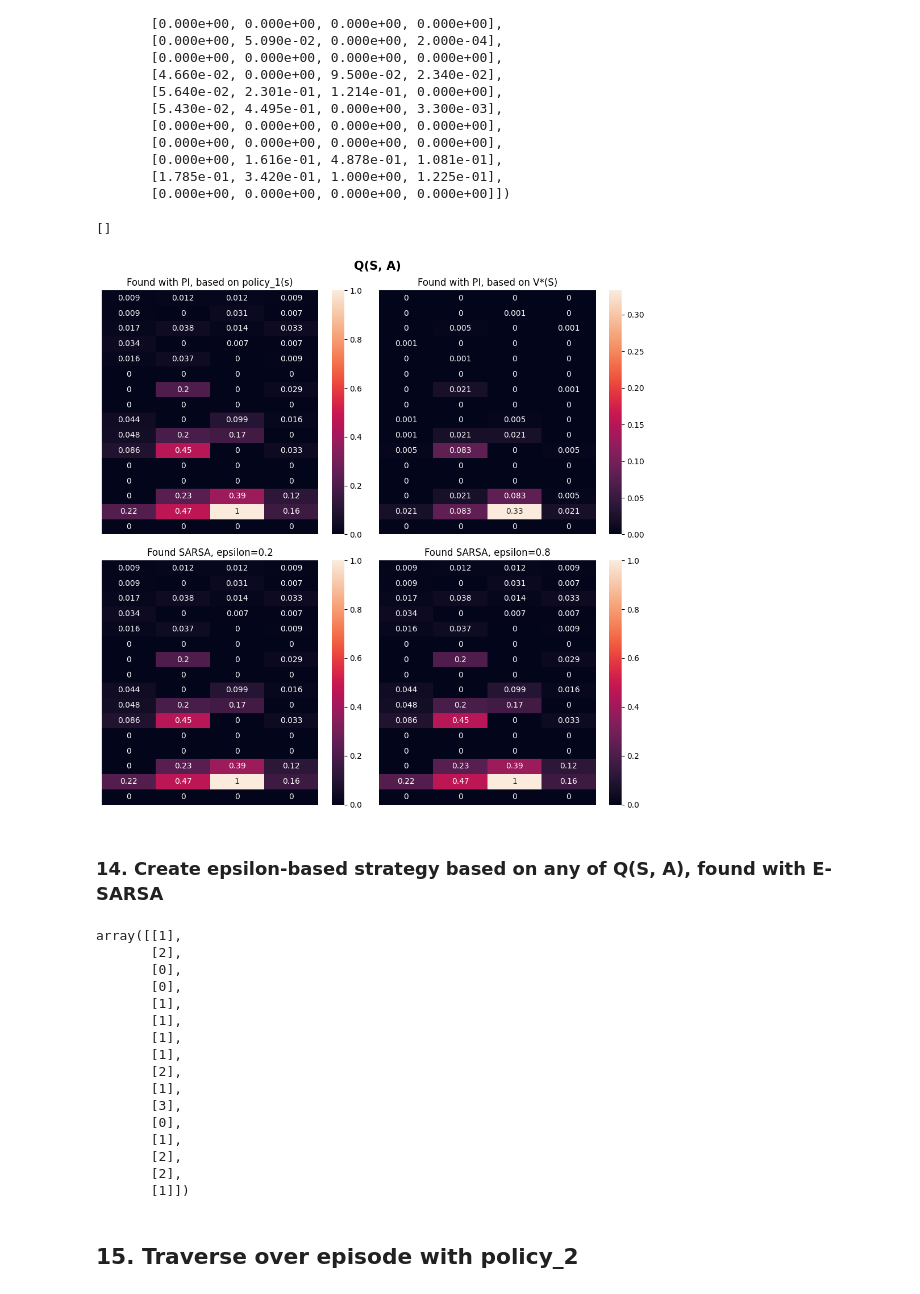
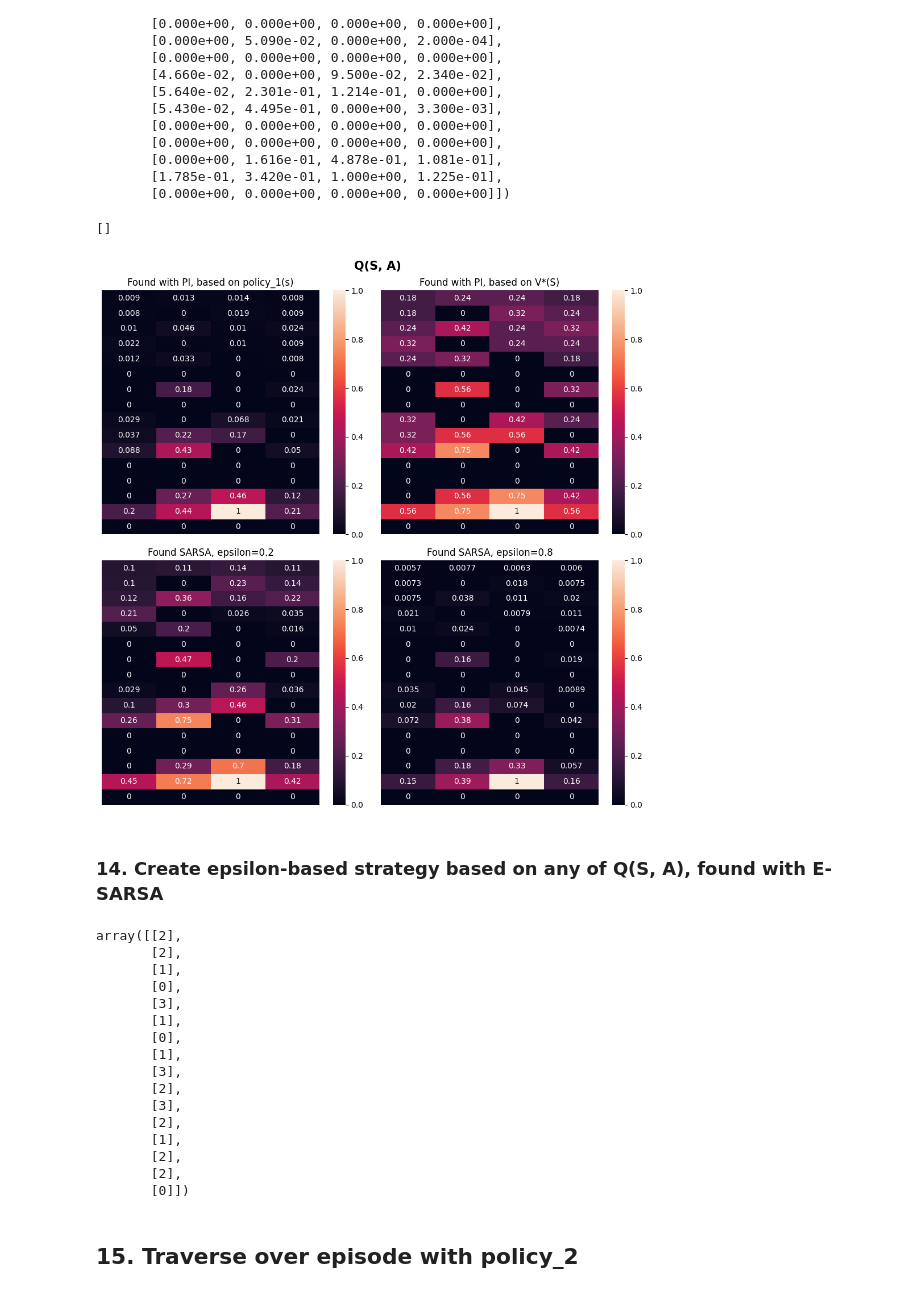
Before and after one commit to AnnaBozhenko/RL, a Jupyter notebook: lab_1/lab_1.ipynb, the cells around one changed output. Drawn from its saved outputs; the diff is of its cells as text; code cells hidden in the pictures.

Commit message:
Fixed bug in SARSA (Q array is copied locally), epsilon for Policy iteration method updated, graphs rendered.

```diff
--- a/lab_1/lab_1.ipynb
+++ b/lab_1/lab_1.ipynb
@@ -82,7 +82,7 @@ def get_dynamics(ncol, nrow, nS, nA):
                         new_letter = desc[new_r, new_c]
                         terminated = new_letter in'HG'
                         reward = get_reward(letter, new_letter)
-                        dynamics.append((1.0/3.0, new_s, reward, terminated))
+                        dynamics.append((1.0, new_s, reward, terminated))
     return P
 # %% [markdown]
 ### 2.a Policy iteration for policy `pi_i(s)`
@@ -106,7 +106,7 @@ def policy_iteration(policy, P, gamma=0.75, theta=1e-5):
 # %%
 P = get_dynamics(ncol=ncol, nrow=nrow, nS=nS, nA=nA)
 policy = np.ones([nS, nA]) / nA
-V_pi = policy_iteration(policy, P, gamma=0.75, theta=1e-5)
+V_pi = policy_iteration(policy, P, gamma=0.75, theta=1e-8)
 
 # visualize
 seaborn.heatmap(V_pi.reshape(nrow, ncol), annot=True)
@@ -452,6 +452,7 @@ def sarsa(env, episodes_n, alpha, gamma, Q, epsilon):
 
         curr_state, _ = env.reset()
         terminated, truncated = False, False
+        Q = Q.copy() # Ensure the original Q(s, a) is not modified
         action = eps_greedy_policy(Q[curr_state], epsilon)
 
         while True:
@@ -471,7 +472,7 @@ def sarsa(env, episodes_n, alpha, gamma, Q, epsilon):
 # %%
 # set initial Q from the policy_1 (task 3)
 Q_initial = Q_pi
-episodes_n = 500
+episodes_n = 1000
 # %% [markdown]
 ### 13. Evaluate Q*(S, A) with E-SARSA
 # %% [markdown]
@@ -554,32 +555,32 @@ def axis_off(ax):
 # %%
 fig, ax = plt.subplots(2, 2, figsize=(10, 10))
 fig.suptitle("Q(S, A)", fontsize=15, fontweight="bold")
 
 ax[0, 0].set_title("Found with PI, based on policy_1(s)") # PI - Policy iteration
 seaborn.heatmap(np.round(Q_pi, 3), annot=True, ax=ax[0, 0])
 axis_off(ax[0, 0])
 
 ax[0, 1].set_title("Found with PI, based on V*(S)")
 seaborn.heatmap(np.round(Q_star, 3), annot=True, ax=ax[0, 1])
 axis_off(ax[0, 1])
 
 ax[1, 0].set_title("Found SARSA, epsilon=0.2")
-seaborn.heatmap(np.round(Q_1, 3), annot=True, ax=ax[1, 0])
+seaborn.heatmap(np.round(Q_1, 5), annot=True, ax=ax[1, 0])
 axis_off(ax[1, 0])
 
 ax[1, 1].set_title("Found SARSA, epsilon=0.8")
-seaborn.heatmap(np.round(Q_2, 3), annot=True, ax=ax[1, 1])
+seaborn.heatmap(np.round(Q_2, 5), annot=True, ax=ax[1, 1])
 axis_off(ax[1, 1])
 
 # ax[1, 2].set_title("Found E-SARSA, epsilon=1/k, k=1...100")
 # seaborn.heatmap(np.round(Q_3, 3), annot=True, ax=ax[1, 2])
 # axis_off(ax[1, 2])
 
 plt.tight_layout()
 plt.plot()
 # %% [output]
 []
-[figure, old version]
+[figure, new version]
 # %%
 # It's necessary more than 500 episodes for Q(S, A) in order to converge to Q*(S, A) found with PI
 # %% [markdown]
@@ -595,22 +593,22 @@ policy_2 = [eps_greedy_policy(q, epsilon) for q in Q_1]
 policies = np.array(policy_2).reshape((nS, 1)) # step necessary for get_episode()'s `policies` parameter specificity
 policies
 # %% [output]
-array([[1],
+array([[2],
        [2],
+       [1],
        [0],
+       [3],
+       [1],
        [0],
        [1],
-       [1],
-       [1],
-       [1],
+       [3],
        [2],
-       [1],
        [3],
-       [0],
+       [2],
        [1],
        [2],
        [2],
-       [1]])
+       [0]])
 # %% [markdown]
 ## 15. Traverse over episode with policy_2
 # %%
```
Also changed, not shown: parts of 23 cells of this notebook, 1 other file.
